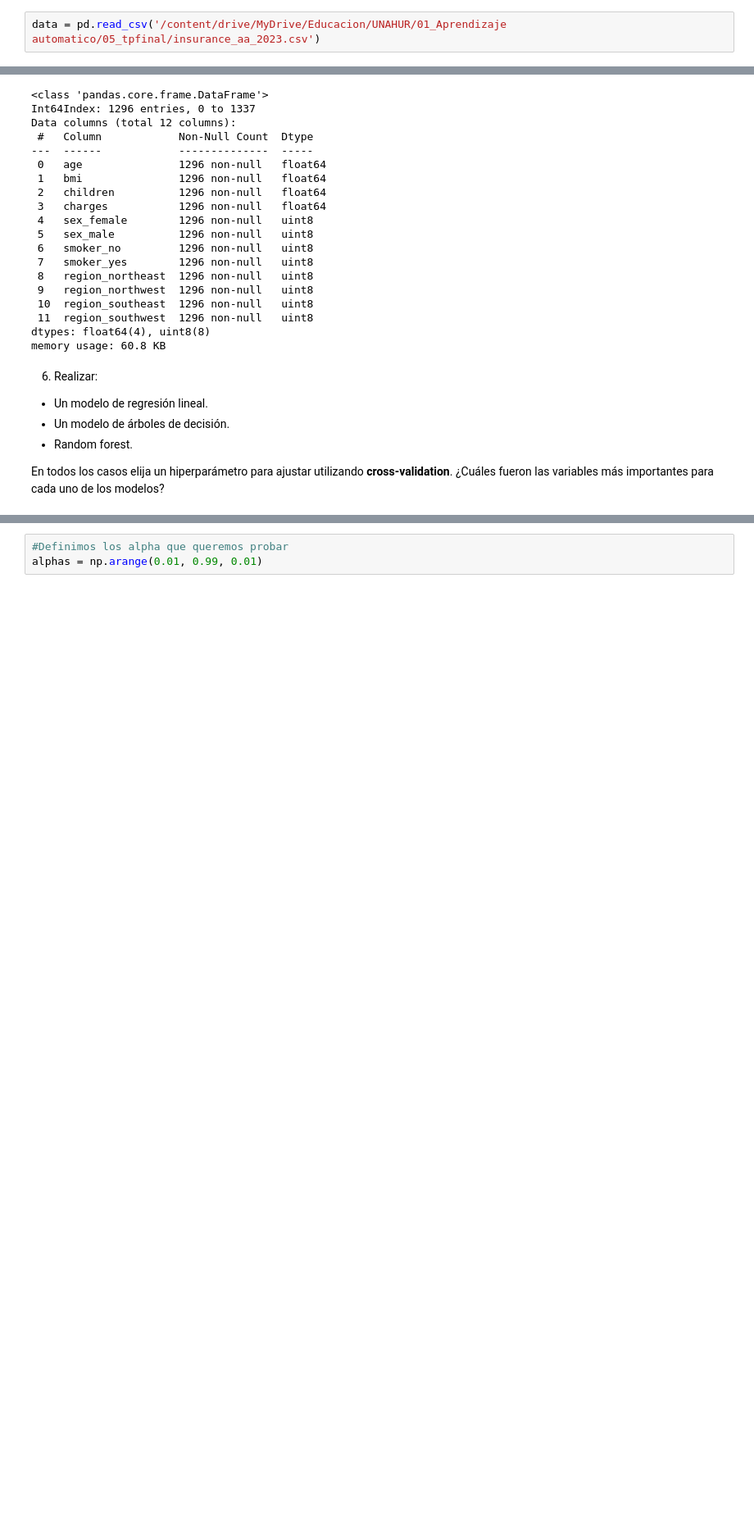
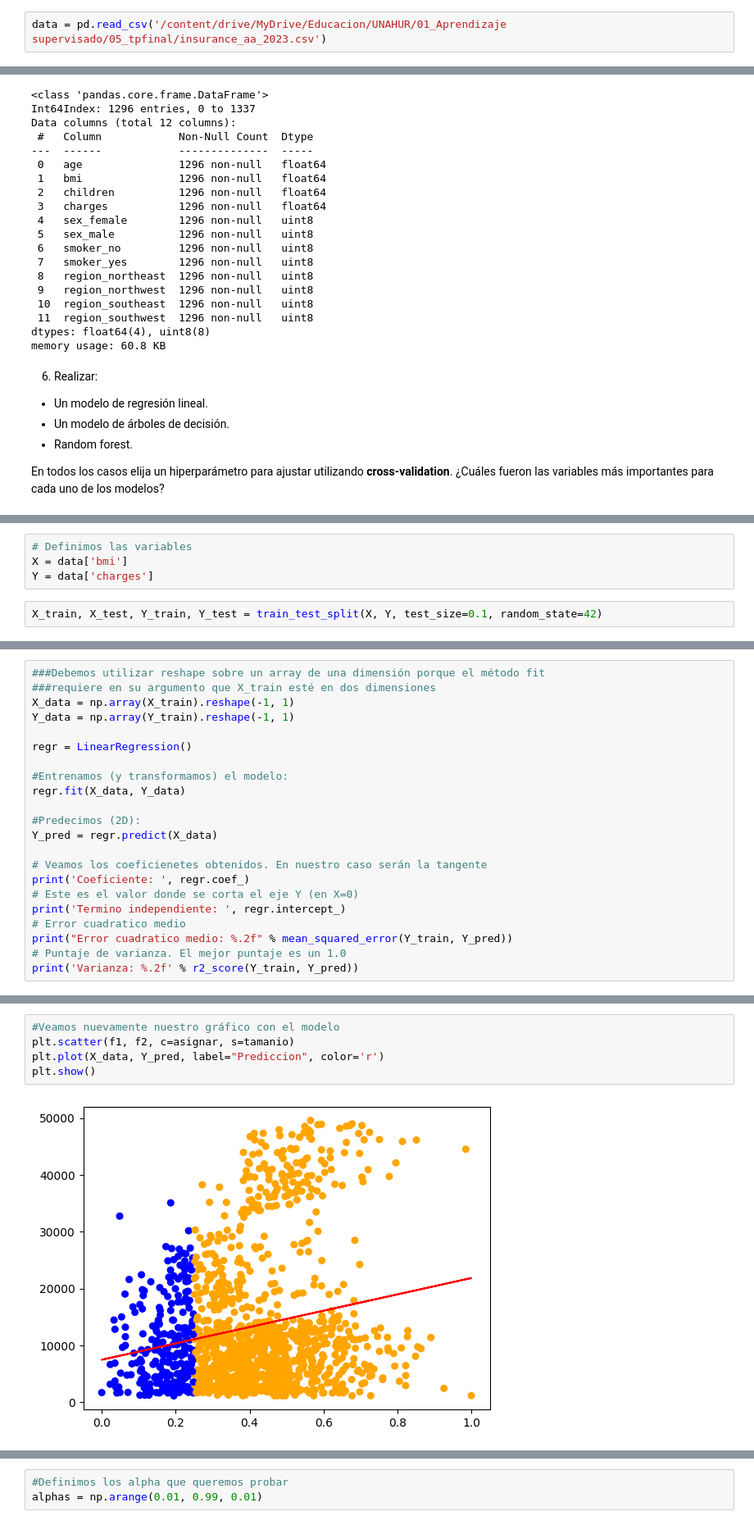
Before and after one commit to DanielIramain/aa-insurance, a Jupyter notebook: insurance_aa.ipynb, the cells around one changed output, grey strips where cells are left out. Shown: that part at 82% size. Drawn from its saved outputs; the diff is of its cells as text; blank space fills up the shorter version.

```diff
--- a/insurance_aa.ipynb
+++ b/insurance_aa.ipynb
@@ -38,7 +38,7 @@ from sklearn.ensemble import RandomForestRegressor # Random forests para decisi
 from sklearn.model_selection import train_test_split, KFold # Para separar en train y test
 from sklearn.model_selection import cross_val_score # Para hacer cross-validation y evaluar el modelo
 # %%
-data = pd.read_csv('/content/drive/MyDrive/Educacion/UNAHUR/01_Aprendizaje automatico/05_tpfinal/insurance_aa_2023.csv')
+data = pd.read_csv('/content/drive/MyDrive/Educacion/UNAHUR/01_Aprendizaje supervisado/05_tpfinal/insurance_aa_2023.csv')
 # %%
 data
 # %% [output]
@@ -398,0 +322,6 @@ En todos los casos elija un hiperparámetro para ajustar utilizando **cross-vali
+# %%
+# Definimos las variables
+X = data['bmi']
+Y = data['charges']
+# %%
+X_train, X_test, Y_train, Y_test = train_test_split(X, Y, test_size=0.1, random_state=42)
@@ -398,0 +354,22 @@ En todos los casos elija un hiperparámetro para ajustar utilizando **cross-vali
+# %%
+###Debemos utilizar reshape sobre un array de una dimensión porque el método fit
+###requiere en su argumento que X_train esté en dos dimensiones
+X_data = np.array(X_train).reshape(-1, 1)
+Y_data = np.array(Y_train).reshape(-1, 1)
+
+regr = LinearRegression()
+
+#Entrenamos (y transformamos) el modelo:
+regr.fit(X_data, Y_data)
+
+#Predecimos (2D):
+Y_pred = regr.predict(X_data)
+
+# Veamos los coeficienetes obtenidos. En nuestro caso serán la tangente
+print('Coeficiente: ', regr.coef_)
+# Este es el valor donde se corta el eje Y (en X=0)
+print('Termino independiente: ', regr.intercept_)
+# Error cuadratico medio
+print("Error cuadratico medio: %.2f" % mean_squared_error(Y_train, Y_pred))
+# Puntaje de varianza. El mejor puntaje es un 1.0
+print('Varianza: %.2f' % r2_score(Y_train, Y_pred))
@@ -398,0 +383,7 @@ En todos los casos elija un hiperparámetro para ajustar utilizando **cross-vali
+# %%
+#Veamos nuevamente nuestro gráfico con el modelo
+plt.scatter(f1, f2, c=asignar, s=tamanio)
+plt.plot(X_data, Y_pred, label="Prediccion", color='r')
+plt.show()
+# %% [output]
+[figure, added]
```
Also changed, not shown: parts of 24 cells of this notebook.
